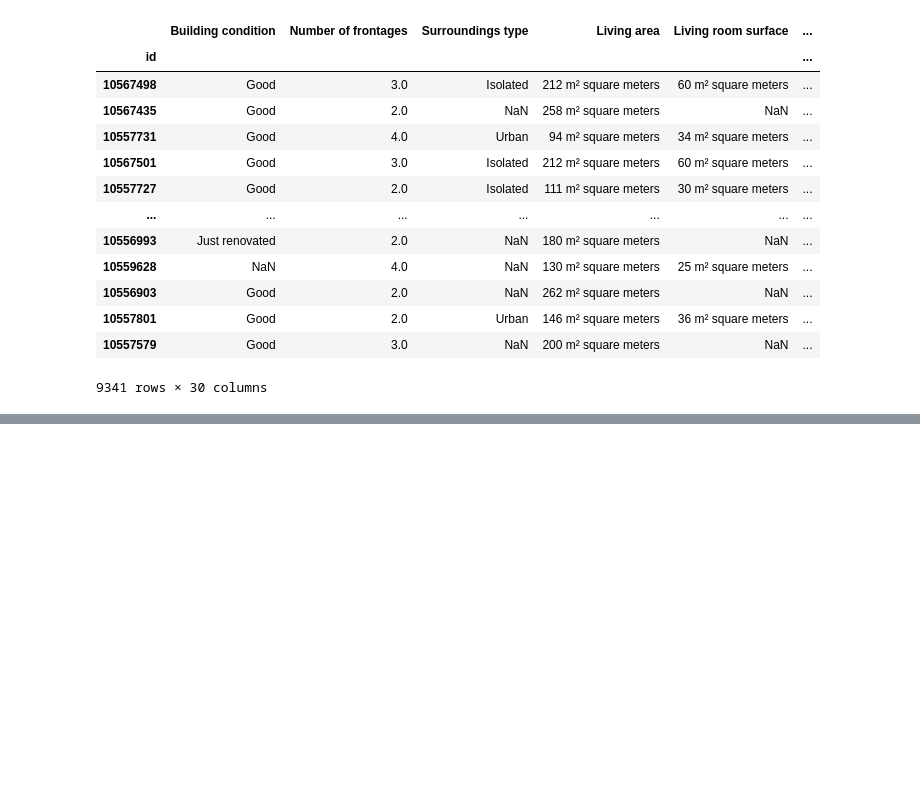
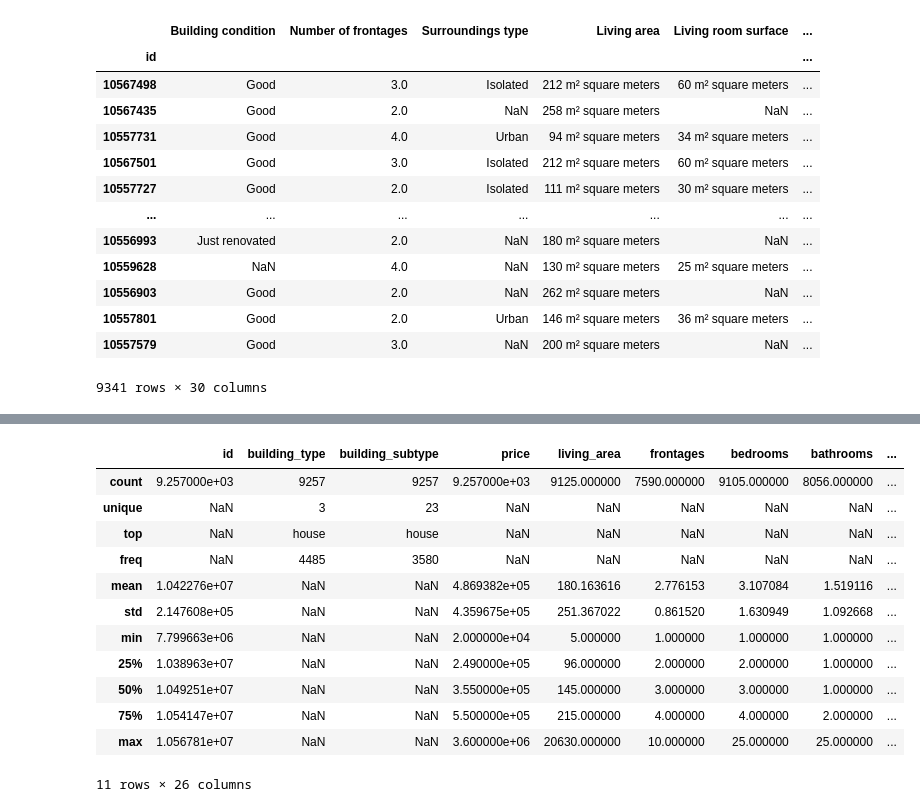
Before and after one commit to Bizkochito/challenge-data-analysis, a Jupyter notebook: src/utils/melih.ipynb, the cells around one changed output, grey strips where cells are left out. Saved outputs shown, nothing was run; the diff lists cells and outputs as text; code cells hidden in the pictures; blank space fills up the shorter version.

```diff
--- a/src/utils/melih.ipynb
+++ b/src/utils/melih.ipynb
@@ -189,0 +195,3 @@ df
+# %%
+data = pd.read_csv("../../assets/cleaned_data.csv")
+data.head()
@@ -189,0 +214,18 @@ df
+# %%
+q = data["price"].quantile(0.995)
+df = data[data["price"] < q]
+df.describe(include="all")
+# %% [output]
+|  | id | building_type | building_subtype | price | living_area | frontages | bedrooms | bathrooms | ... |
+| count | 9.257000e+03 | 9257 | 9257 | 9.257000e+03 | 9125.000000 | 7590.000000 | 9105.000000 | 8056.000000 | ... |
+| unique | NaN | 3 | 23 | NaN | NaN | NaN | NaN | NaN | ... |
+| top | NaN | house | house | NaN | NaN | NaN | NaN | NaN | ... |
+| freq | NaN | 4485 | 3580 | NaN | NaN | NaN | NaN | NaN | ... |
+| mean | 1.042276e+07 | NaN | NaN | 4.869382e+05 | 180.163616 | 2.776153 | 3.107084 | 1.519116 | ... |
+| std | 2.147608e+05 | NaN | NaN | 4.359675e+05 | 251.367022 | 0.861520 | 1.630949 | 1.092668 | ... |
+| min | 7.799663e+06 | NaN | NaN | 2.000000e+04 | 5.000000 | 1.000000 | 1.000000 | 1.000000 | ... |
+| 25% | 1.038963e+07 | NaN | NaN | 2.490000e+05 | 96.000000 | 2.000000 | 2.000000 | 1.000000 | ... |
+| 50% | 1.049251e+07 | NaN | NaN | 3.550000e+05 | 145.000000 | 3.000000 | 3.000000 | 1.000000 | ... |
+| 75% | 1.054147e+07 | NaN | NaN | 5.500000e+05 | 215.000000 | 4.000000 | 4.000000 | 2.000000 | ... |
+| max | 1.056781e+07 | NaN | NaN | 3.600000e+06 | 20630.000000 | 10.000000 | 25.000000 | 25.000000 | ... |
+11 rows × 26 columns
```
Also changed, not shown: parts of 7 cells of this notebook.
